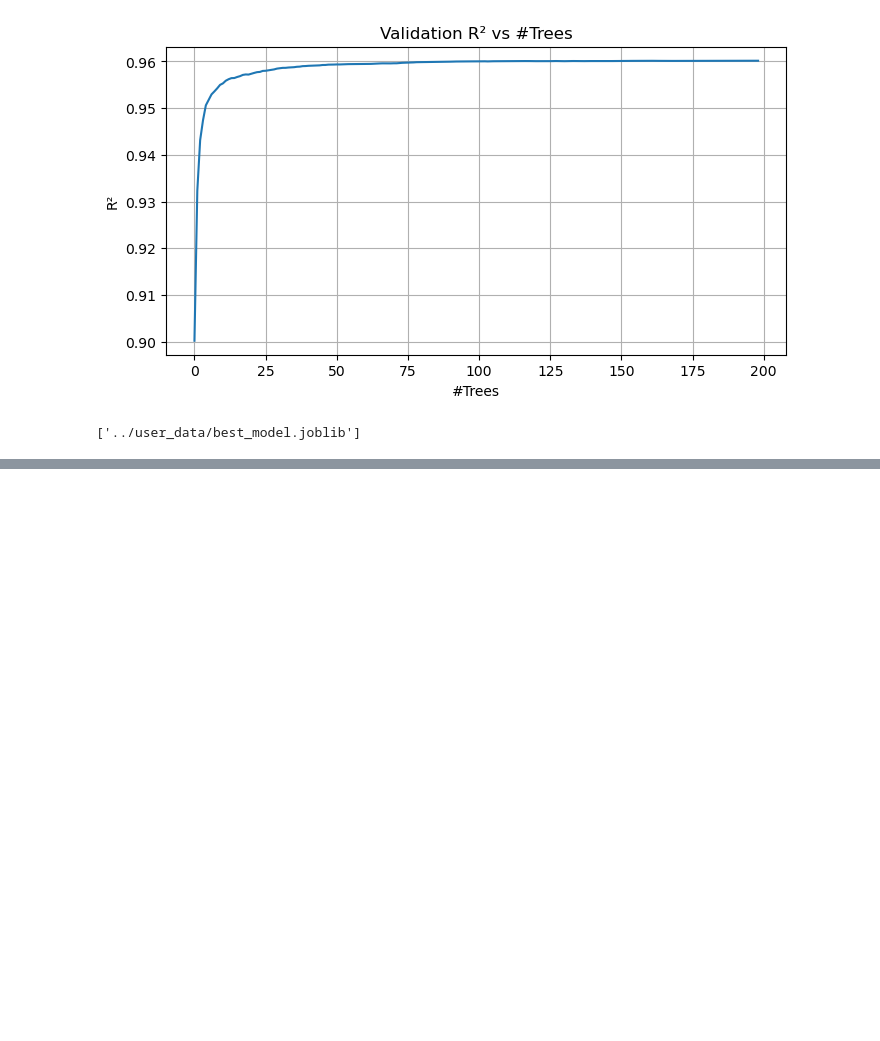
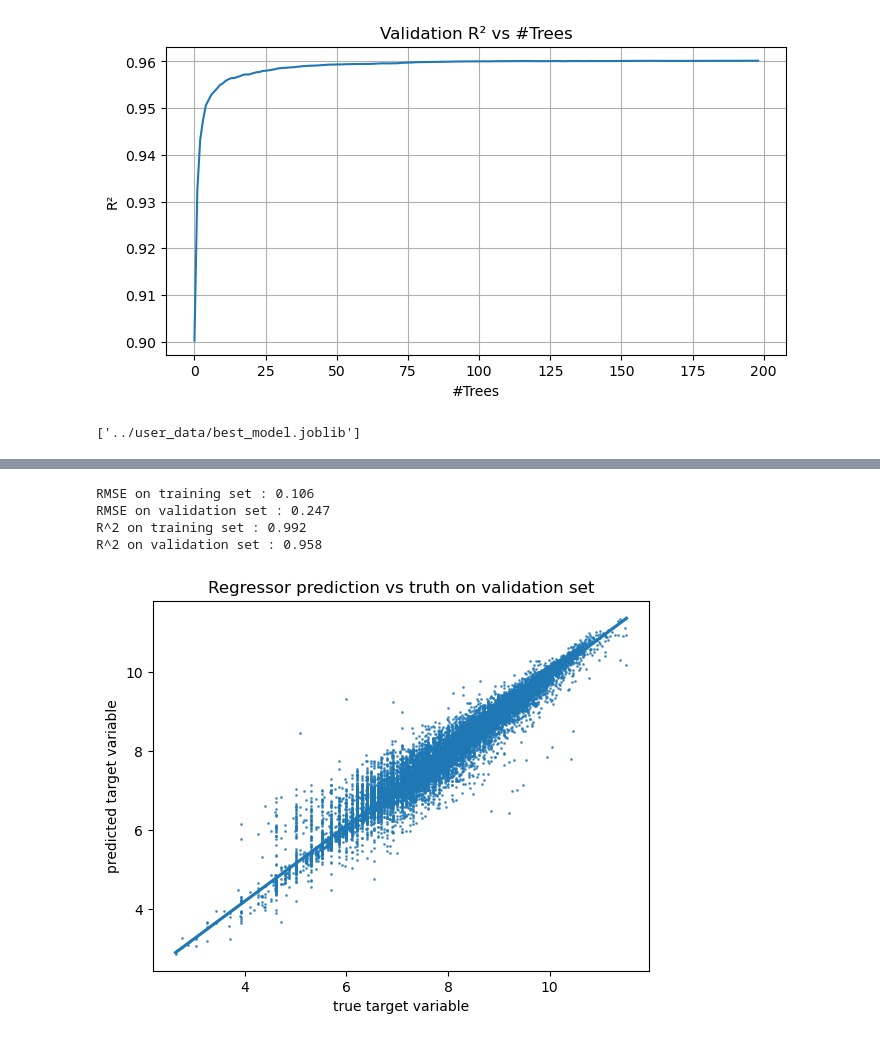
Before and after one commit to liuxinyi15/ML_Second_hand_car_prediction, a Jupyter notebook: model/main.ipynb, the cells around one changed output, grey strips where cells are left out. Cells and saved outputs as stored; diff of their text form; code cells hidden in the pictures; blank space fills up the shorter version.

```diff
--- a/model/main.ipynb
+++ b/model/main.ipynb
@@ -385,0 +371,31 @@ joblib.dump(best_model, '../user_data/best_model.joblib')
+# %%
+def reg_perf(regressor, X_training, X_validation, y_true_training, y_true_validation, plot=True):
+    """
+    Evaluate the performance of a regression model.
+
+    Parameters
+    ----------
+    regressor: sklearn.base.BaseEstimator. A trained scikit-learn regressor.
+    X_training: pd.DataFrame. Table containing features used for training.
+    X_validation: pd.DataFrame. Table containing features used for validation.
+    y_true_training: array-like. List of true target variable values for training.
+    y_true_validation: array-like. List of true target variable values for validation.
+    plot: boolean. Whether to show a scatter plot of truth versus predictions.
+    """
+    y_pred_training = regressor.predict(X_training)
+    y_pred_validation = regressor.predict(X_validation)
+    rmse_training = metrics.root_mean_squared_error(y_true_training, y_pred_training)
+    rmse_validation = metrics.root_mean_squared_error(y_true_validation, y_pred_validation)
+    r2_training = metrics.r2_score(y_true_training, y_pred_training)
+    r2_validation = metrics.r2_score(y_true_validation, y_pred_validation)
+    print("RMSE on training set : {:.3f}".format(rmse_training))
+    print("RMSE on validation set : {:.3f}".format(rmse_validation))
+    print("R^2 on training set : {:.3f}".format(r2_training))
+    print("R^2 on validation set : {:.3f}".format(r2_validation))
+
+    if plot:
+        sns.regplot(x=y_true_validation, y=y_pred_validation,  scatter_kws={'s': 1, 'alpha':0.7})
+        plt.xlabel("true target variable")
+        plt.ylabel("predicted target variable")
+        plt.title("Regressor prediction vs truth on validation set")
+        plt.show()
@@ -385,0 +420,11 @@ joblib.dump(best_model, '../user_data/best_model.joblib')
+# %%
+xgb = XGBRegressor(
+colsample_bytree=0.8,
+ gamma=0.0,
+ learning_rate=0.05,
+ max_depth= 8,
+ min_child_weight=3,
+ n_estimators=400,
+ reg_lambda=1.0,
+ subsample= 1.0
+)
@@ -385,0 +447,8 @@ joblib.dump(best_model, '../user_data/best_model.joblib')
+# %%
+reg_perf(xgb, X_small, X_valid, y_small, y_valid)
+# %% [output]
+RMSE on training set : 0.106
+RMSE on validation set : 0.247
+R^2 on training set : 0.992
+R^2 on validation set : 0.958
+[figure, added]
```
Also changed, not shown: parts of 21 cells of this notebook, 3 other files.
